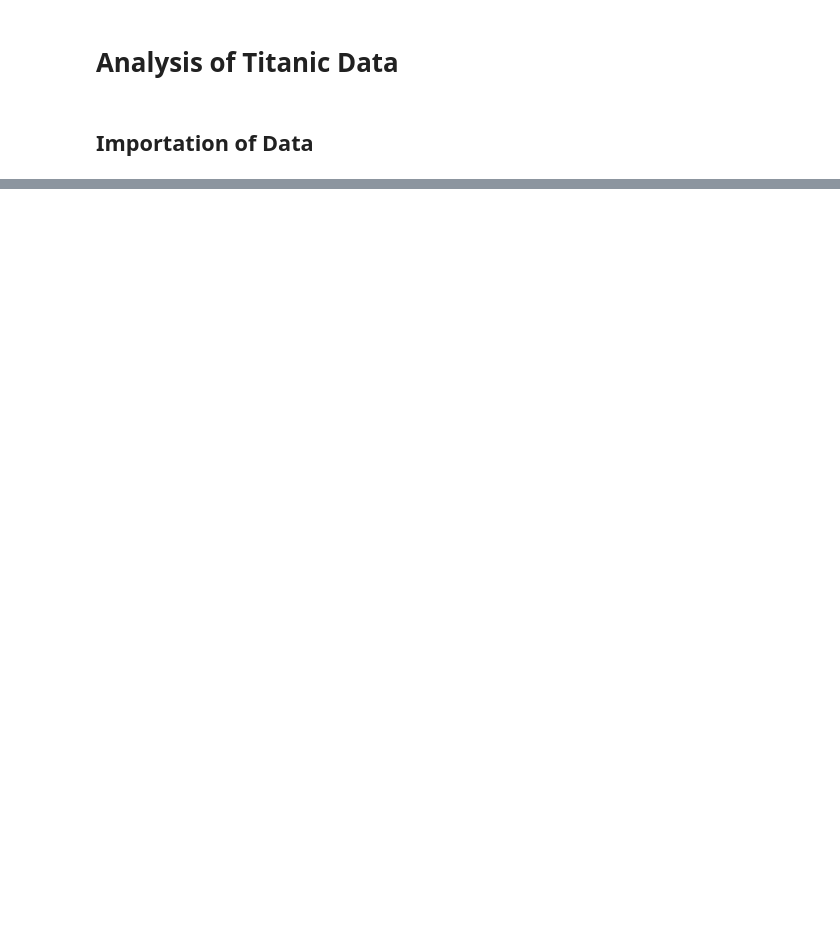
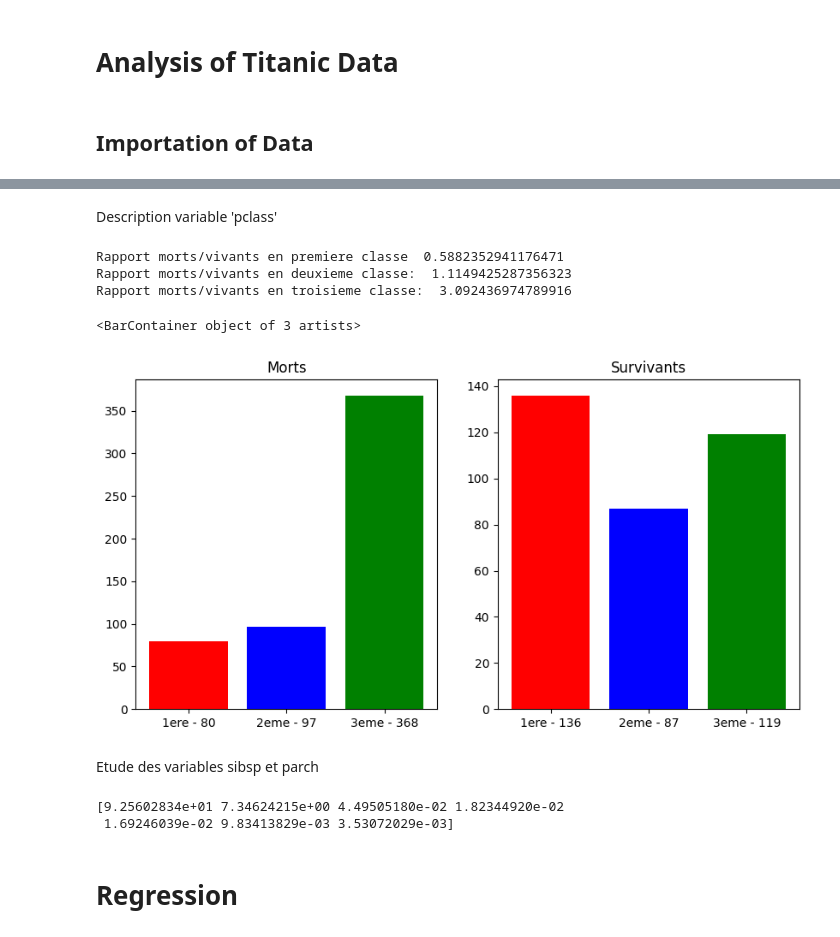
Before and after one commit to Noah-Agnel/Titanic, a Jupyter notebook: data_analysis.ipynb, the cells around one changed output, grey strips where cells are left out. Drawn from its saved outputs; the diff is of its cells as text; code cells hidden in the pictures; blank space fills up the shorter version.

```diff
--- a/data_analysis.ipynb
+++ b/data_analysis.ipynb
@@ -65,0 +96,50 @@ with open('titanic_cleaned.csv', mode='w', newline='') as file:
+# %% [markdown]
+Description variable 'pclass'
+# %%
+premiere = pclass == 1
+deuxieme = pclass == 2
+troisieme = pclass == 3
+
+morts_premiere = titanic[np.logical_and(premiere,morts)]
+vivants_premiere = titanic[np.logical_and(premiere,vivants)]
+morts_deuxieme = titanic[np.logical_and(deuxieme,morts)]
+vivants_deuxieme = titanic[np.logical_and(deuxieme,vivants)]
+morts_troisieme = titanic[np.logical_and(troisieme,morts)]
+vivants_troisieme = titanic[np.logical_and(troisieme,vivants)]
+
+nb_premiere_morts = len(morts_premiere)
+nb_deuxieme_morts = len(morts_deuxieme)
+nb_troisieme_morts = len(morts_troisieme)
+nb_premiere_vivants = len(vivants_premiere)
+nb_deuxieme_vivants = len(vivants_deuxieme)
+nb_troisieme_vivants = len(vivants_troisieme)
+
+print('Rapport morts/vivants en premiere classe ',nb_premiere_morts/nb_premiere_vivants)
+print('Rapport morts/vivants en deuxieme classe: ',nb_deuxieme_morts/nb_deuxieme_vivants)
+print('Rapport morts/vivants en troisieme classe: ',nb_troisieme_morts/nb_troisieme_vivants)
+
+plt.figure(figsize=(10, 5))
+plt.subplot(1,2,1)
+plt.title('Morts')
+plt.bar([f'1ere - {nb_premiere_morts}', f'2eme - {nb_deuxieme_morts}', f'3eme - {nb_troisieme_morts}'], [nb_premiere_morts, nb_deuxieme_morts,nb_troisieme_morts], color=['red', 'blue','green'])
+plt.subplot(1,2,2)
+plt.title('Survivants')
+plt.bar([f'1ere - {nb_premiere_vivants}', f'2eme - {nb_deuxieme_vivants}', f'3eme - {nb_troisieme_vivants}'], [nb_premiere_vivants, nb_deuxieme_vivants,nb_troisieme_vivants], color=['red', 'blue','green'])
+# %% [output]
+Rapport morts/vivants en premiere classe  0.5882352941176471
+Rapport morts/vivants en deuxieme classe:  1.1149425287356323
+Rapport morts/vivants en troisieme classe:  3.092436974789916
+<BarContainer object of 3 artists>
+[figure, added]
+# %% [markdown]
+Etude des variables sibsp et parch
+# %%
+from sklearn.decomposition import PCA
+pca = PCA()
+pca.fit_transform(titanic)
+print(pca.explained_variance_ratio_*100)
+# %% [output]
+[9.25602834e+01 7.34624215e+00 4.49505180e-02 1.82344920e-02
+ 1.69246039e-02 9.83413829e-03 3.53072029e-03]
+# %% [markdown]
+# Regression
```
Also changed, not shown: parts of 11 cells of this notebook.
